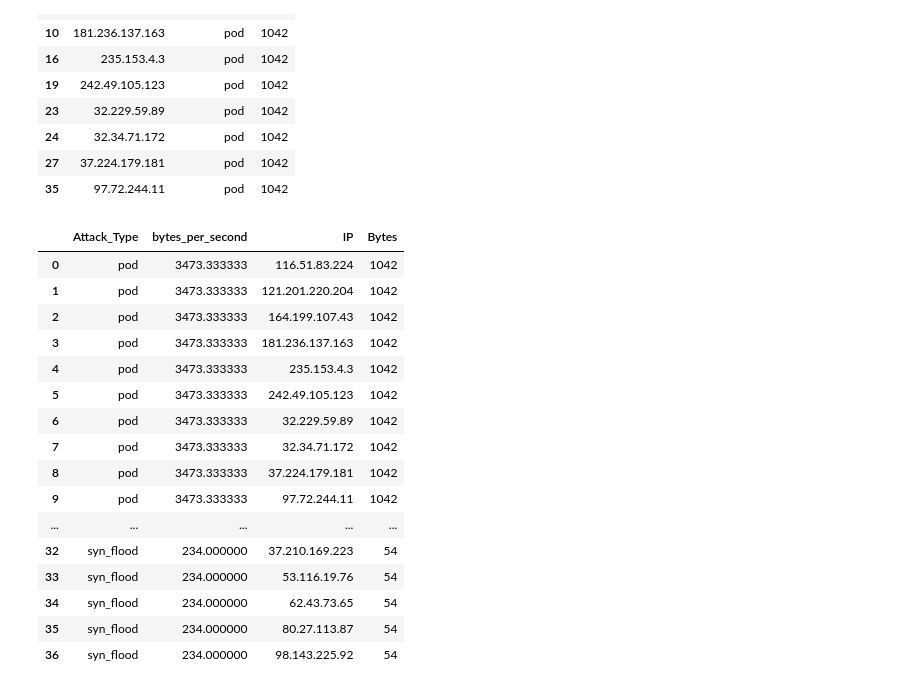
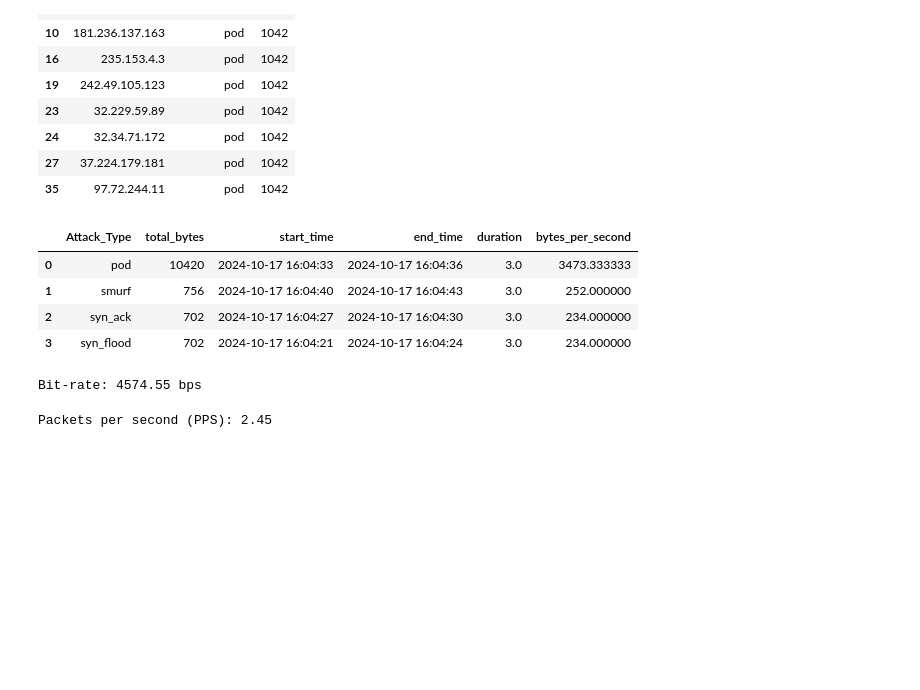
Before and after one commit to irotciv/Attacks_project, a Jupyter notebook: answers.ipynb, the cells around one changed output. Cells and saved outputs as stored; diff of their text form; code cells hidden in the pictures; blank space fills up the shorter version.

```diff
--- a/answers.ipynb
+++ b/answers.ipynb
@@ -155,50 +155,33 @@ Attack with largest traffic:
 | 27 | 37.224.179.181 | pod | 1042 |
 | 35 | 97.72.244.11 | pod | 1042 |
 # %%
-# Sort the DataFrame by Timestamp
-df.sort_values(by='Timestamp', inplace=True)
-
 # Group by 'Attack Type' and get the total bytes and time range for each type
 attack_summary = df.groupby('Attack_Type').agg(
     total_bytes=('Bytes', 'sum'),
     start_time=('Timestamp', 'min'),
     end_time=('Timestamp', 'max')
 ).reset_index()
 
 # Calculate duration in seconds for each attack type
 attack_summary['duration'] = (attack_summary['end_time'] - attack_summary['start_time']).dt.total_seconds()
 
 # Calculate bytes per second
 attack_summary['bytes_per_second'] = attack_summary['total_bytes'] / attack_summary['duration']
 
 # Locate the maximum value in the 'bytes_per_second' column.
 max_bps_value = attack_summary['bytes_per_second'].max()
 
 # Filter the DataFrame to get all rows with the largest bytes per second
 max_traffic_attacks = attack_summary[attack_summary['bytes_per_second'] == max_traffic_value]
 
-# Merge attack_summary with total_traffic on 'Attack_Type'
-merged_summary = pd.merge(attack_summary[['Attack_Type', 'bytes_per_second']], total_traffic, on='Attack_Type', suffixes=('', '_total'))
-
-merged_summary
+# Display the result.
+attack_summary
 # %% [output]
-|  | Attack_Type | bytes_per_second | IP | Bytes |
-| 0 | pod | 3473.333333 | 116.51.83.224 | 1042 |
-| 1 | pod | 3473.333333 | 121.201.220.204 | 1042 |
-| 2 | pod | 3473.333333 | 164.199.107.43 | 1042 |
-| 3 | pod | 3473.333333 | 181.236.137.163 | 1042 |
-| 4 | pod | 3473.333333 | 235.153.4.3 | 1042 |
-| 5 | pod | 3473.333333 | 242.49.105.123 | 1042 |
-| 6 | pod | 3473.333333 | 32.229.59.89 | 1042 |
-| 7 | pod | 3473.333333 | 32.34.71.172 | 1042 |
-| 8 | pod | 3473.333333 | 37.224.179.181 | 1042 |
-| 9 | pod | 3473.333333 | 97.72.244.11 | 1042 |
-| ... | ... | ... | ... | ... |
-| 32 | syn_flood | 234.000000 | 37.210.169.223 | 54 |
-| 33 | syn_flood | 234.000000 | 53.116.19.76 | 54 |
-| 34 | syn_flood | 234.000000 | 62.43.73.65 | 54 |
-| 35 | syn_flood | 234.000000 | 80.27.113.87 | 54 |
-| 36 | syn_flood | 234.000000 | 98.143.225.92 | 54 |
+|  | Attack_Type | total_bytes | start_time | end_time | duration | bytes_per_second |
+| 0 | pod | 10420 | 2024-10-17 16:04:33 | 2024-10-17 16:04:36 | 3.0 | 3473.333333 |
+| 1 | smurf | 756 | 2024-10-17 16:04:40 | 2024-10-17 16:04:43 | 3.0 | 252.000000 |
+| 2 | syn_ack | 702 | 2024-10-17 16:04:27 | 2024-10-17 16:04:30 | 3.0 | 234.000000 |
+| 3 | syn_flood | 702 | 2024-10-17 16:04:21 | 2024-10-17 16:04:24 | 3.0 | 234.000000 |
 # %%
 # Calculate the total duration of the attacks in seconds by subtracting the first timestamp from the last.
 duration = (df['Timestamp'].iloc[-1] - df['Timestamp'].iloc[0]).total_seconds()
@@ -211,6 +194,8 @@ bit_rate = (sum(df['Bytes']) * 8) / duration
 
 # Print the calculated bit-rate, formatted to two decimal places.
 print(f"Bit-rate: {bit_rate:.2f} bps")
+# %% [output]
+Bit-rate: 4574.55 bps
 # %%
 # Estimate packets per second (PPS):
 # 1. Calculate the total number of packets by getting the length of the DataFrame.
@@ -219,3 +204,5 @@ pps = len(df) / duration
 
 # Print the calculated packets per second, formatted to two decimal places.
 print(f"Packets per second (PPS): {pps:.2f}")
+# %% [output]
+Packets per second (PPS): 2.45
```
